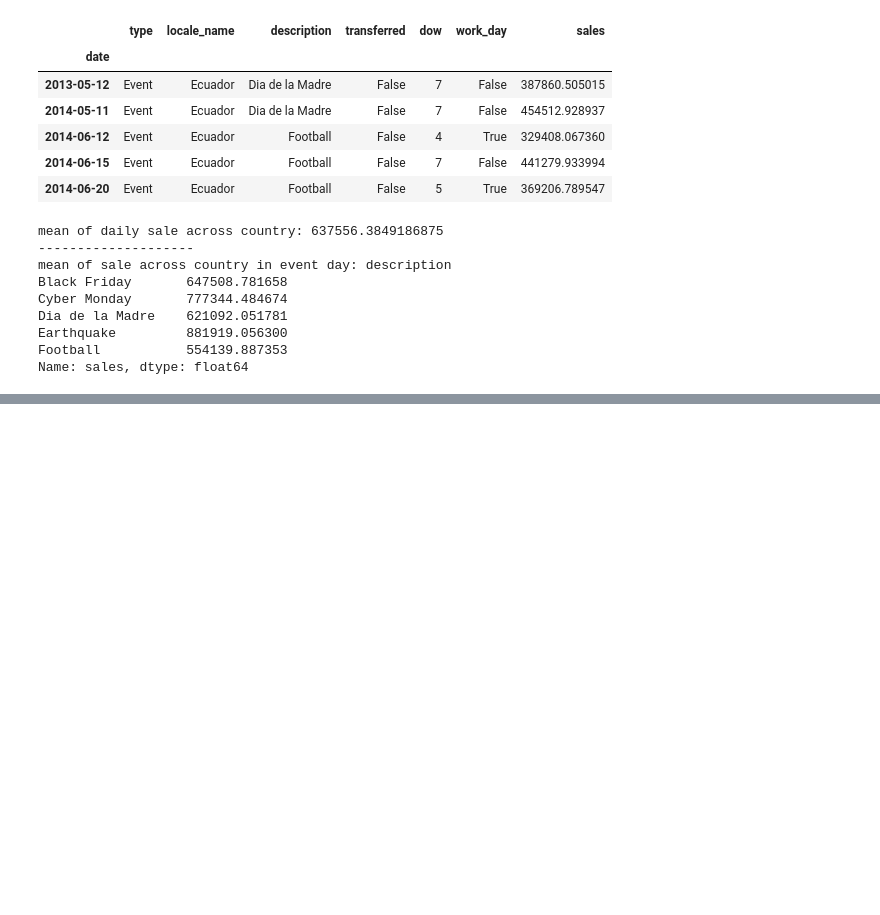
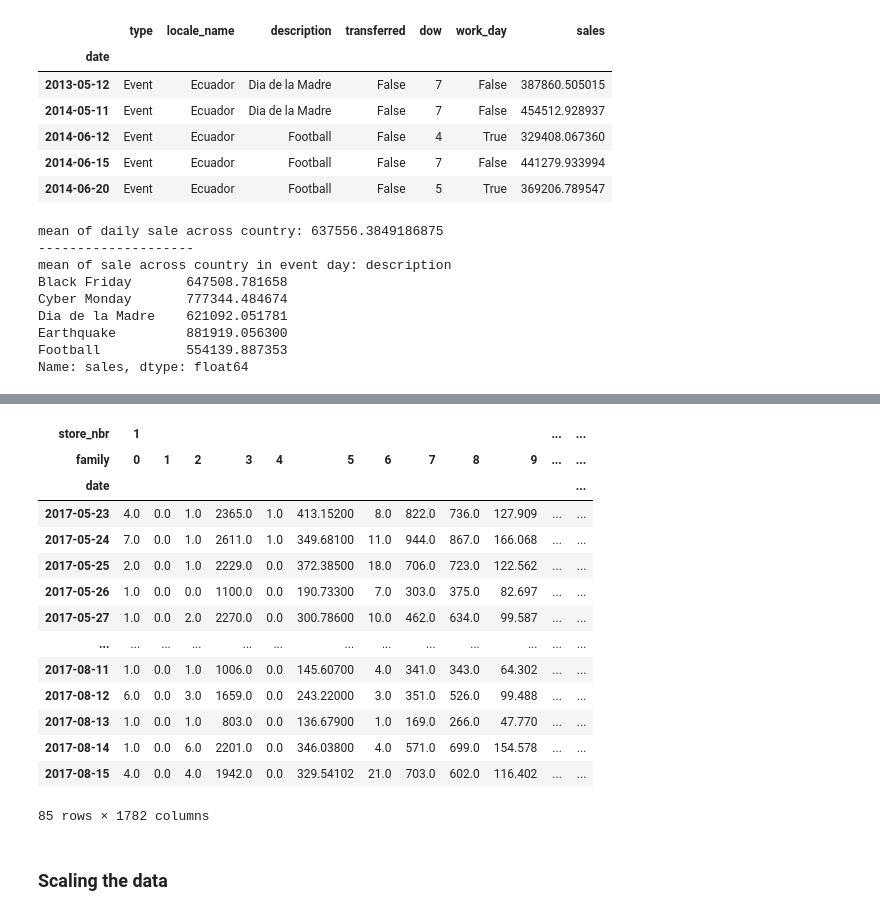
Before and after one commit to pascalHuang/Kaggle-Store-Sales, a Jupyter notebook: Store Sales - Time Series Forecasting.ipynb, the cells around one changed output, grey strips where cells are left out. Cells and saved outputs as stored; diff of their text form; code cells hidden in the pictures; blank space fills up the shorter version.

```diff
--- a/Store Sales - Time Series Forecasting.ipynb
+++ b/Store Sales - Time Series Forecasting.ipynb
@@ -538,0 +930,21 @@ Name: sales, dtype: float64
+# %%
+valid_samples_df = pivoted_train[train_samples:]
+valid_samples_df
+# %% [output]
+| store_nbr | 1 |  |  |  |  |  |  |  |  |  | ... | ... |
+| family | 0 | 1 | 2 | 3 | 4 | 5 | 6 | 7 | 8 | 9 | ... | ... |
+| date |  |  |  |  |  |  |  |  |  |  |  | ... |
+| 2017-05-23 | 4.0 | 0.0 | 1.0 | 2365.0 | 1.0 | 413.15200 | 8.0 | 822.0 | 736.0 | 127.909 | ... | ... |
+| 2017-05-24 | 7.0 | 0.0 | 1.0 | 2611.0 | 1.0 | 349.68100 | 11.0 | 944.0 | 867.0 | 166.068 | ... | ... |
+| 2017-05-25 | 2.0 | 0.0 | 1.0 | 2229.0 | 0.0 | 372.38500 | 18.0 | 706.0 | 723.0 | 122.562 | ... | ... |
+| 2017-05-26 | 1.0 | 0.0 | 0.0 | 1100.0 | 0.0 | 190.73300 | 7.0 | 303.0 | 375.0 | 82.697 | ... | ... |
+| 2017-05-27 | 1.0 | 0.0 | 2.0 | 2270.0 | 0.0 | 300.78600 | 10.0 | 462.0 | 634.0 | 99.587 | ... | ... |
+| ... | ... | ... | ... | ... | ... | ... | ... | ... | ... | ... | ... | ... |
+| 2017-08-11 | 1.0 | 0.0 | 1.0 | 1006.0 | 0.0 | 145.60700 | 4.0 | 341.0 | 343.0 | 64.302 | ... | ... |
+| 2017-08-12 | 6.0 | 0.0 | 3.0 | 1659.0 | 0.0 | 243.22000 | 3.0 | 351.0 | 526.0 | 99.488 | ... | ... |
+| 2017-08-13 | 1.0 | 0.0 | 1.0 | 803.0 | 0.0 | 136.67900 | 1.0 | 169.0 | 266.0 | 47.770 | ... | ... |
+| 2017-08-14 | 1.0 | 0.0 | 6.0 | 2201.0 | 0.0 | 346.03800 | 4.0 | 571.0 | 699.0 | 154.578 | ... | ... |
+| 2017-08-15 | 4.0 | 0.0 | 4.0 | 1942.0 | 0.0 | 329.54102 | 21.0 | 703.0 | 602.0 | 116.402 | ... | ... |
+85 rows × 1782 columns
+# %% [markdown]
+### Scaling the data
```
Also changed, not shown: parts of 69 cells of this notebook.
